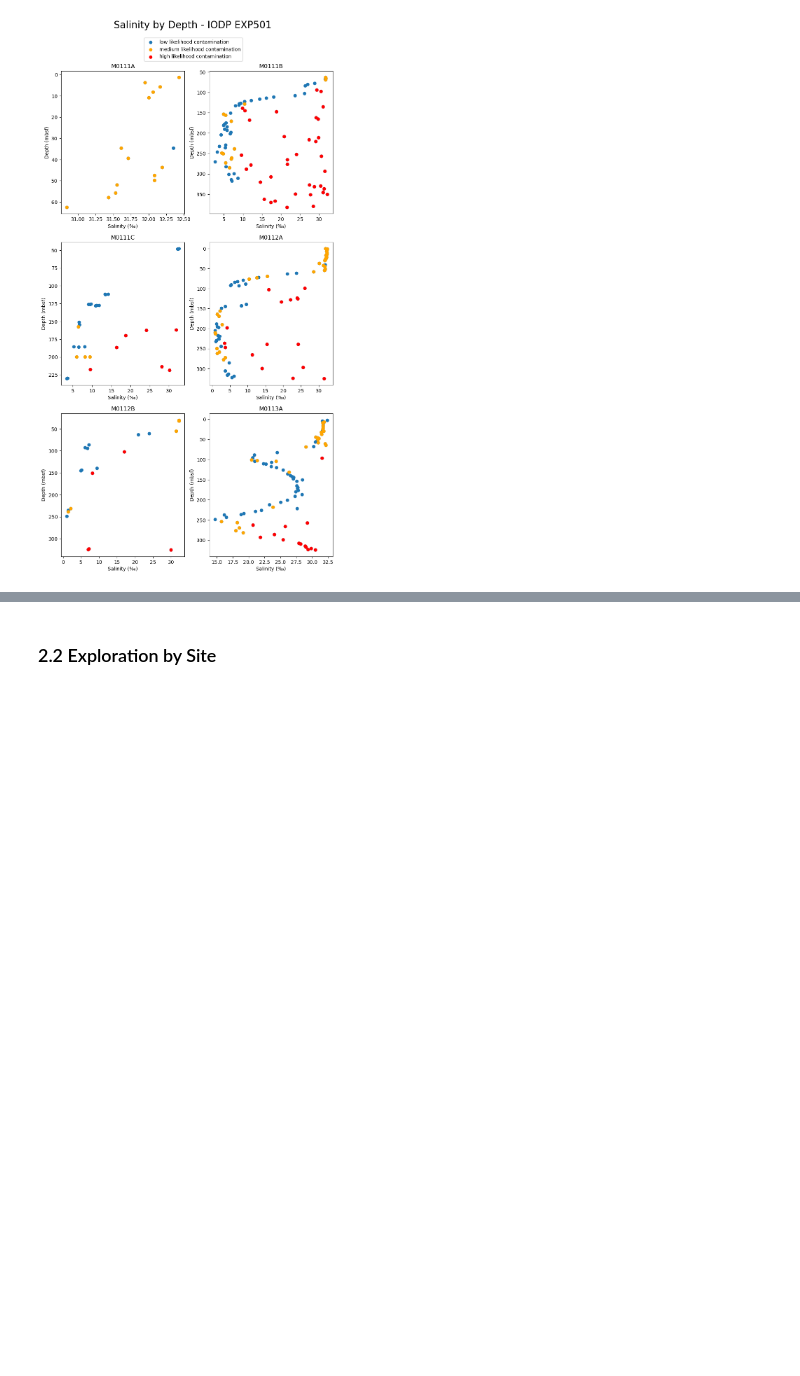
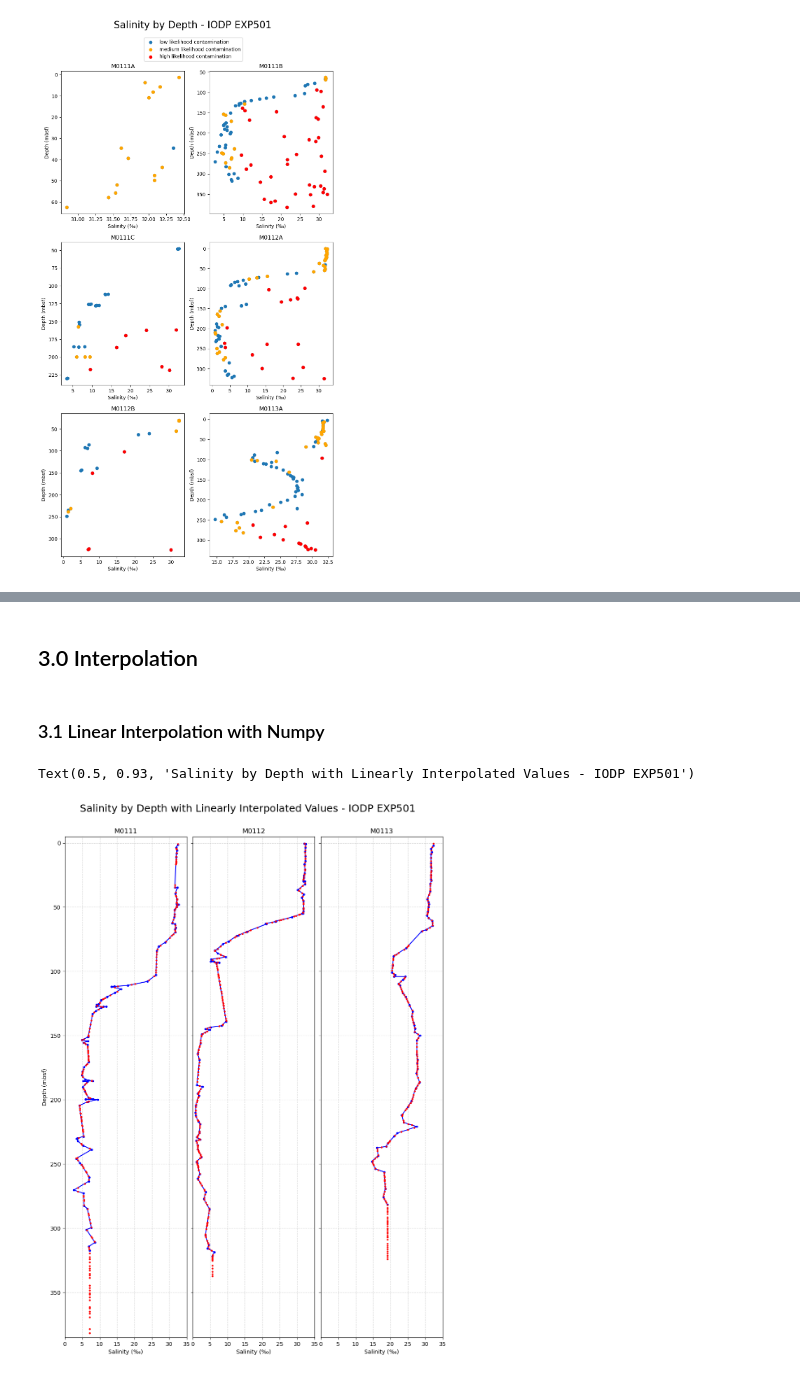
Before and after one commit to maddoxchastain-vcool/MAD-FF-Corrections-from-Varied-Salinity, a Jupyter notebook: work/salinity_exploration.ipynb, the cells around one changed output, grey strips where cells are left out. Saved outputs shown, nothing was run; the diff lists cells and outputs as text; code cells hidden in the pictures; blank space fills up the shorter version.

```diff
--- a/work/salinity_exploration.ipynb
+++ b/work/salinity_exploration.ipynb
@@ -180,5 +202,51 @@ Text(0.5, 0.91, 'Salinity by Depth Without Contaminated Samples - IODP EXP501')
 # %% [markdown]
-### 2.2 Exploration by Site ###
+## 3.0 Interpolation ##
 # %%
-# interpolate by site or by hole?
-# should I exclude Y and YY contamination values or just YY? What would that mean for holes like M0111A?
+depdf = pd.read_csv('/mnt/c/Users/maddo/onedrive/Desktop/Work stuff/SURF 2026/MAD-FF-Corrections-from-Varied-Salinity/spreadsheets/03_MAD/COMBINED_MAD/MAD_DATA_CSV.csv')
+depdf = depdf.sort_values(by='Sample Bot Depth, mbsf')
+# %% [markdown]
+### 3.1 Linear Interpolation with Numpy ###
+# %%
+M0111_dep = depdf.loc[(depdf['Site'] == 'M0111'), 'Sample Bot Depth, mbsf']
+M0111_vals = np.interp(M0111_dep, clean_dep('M0111'), clean_sal('M0111'))
+
+M0112_dep = depdf.loc[(depdf['Site'] == 'M0112'), 'Sample Bot Depth, mbsf']
+M0112_vals = np.interp(M0112_dep, clean_dep('M0112'), clean_sal('M0112'))
+
+M0113_dep = depdf.loc[(depdf['Site'] == 'M0113'), 'Sample Bot Depth, mbsf']
+M0113_vals = np.interp(M0113_dep, clean_dep('M0113'), clean_sal('M0113'))
+# %%
+fig, ax = plt.subplots(1, 3, figsize=(12, 16), sharey=True)
+fig.subplots_adjust(wspace=0.05)
+
+ax[0].plot(clean_sal('M0111'), clean_dep('M0111'), marker='o', color='blue', ms=3)
+ax[0].scatter(M0111_vals, M0111_dep, marker='o', color='red', zorder=2, s=5)
+ax[0].set_ylabel('Depth (mbsf)')
+ax[0].set_ylim(-5,385)
+ax[0].set_xlabel('Salinity (‰)')
+ax[0].set_xlim(0, 35)
+ax[0].xaxis.set_major_locator(MultipleLocator(5))
+ax[0].grid(True, which="major",linestyle="--", alpha=0.6)
+ax[0].set_title('M0111')
+
+ax[1].plot(clean_sal('M0112'), clean_dep('M0112'), marker='o', color='blue', ms=3)
+ax[1].scatter(M0112_vals, M0112_dep, marker='o', color='red', zorder=2, s=5)
+ax[1].set_xlabel('Salinity (‰)')
+ax[1].set_xlim(0, 35)
+ax[1].xaxis.set_major_locator(MultipleLocator(5))
+ax[1].grid(True, which="major",linestyle="--", alpha=0.6)
+ax[1].set_title('M0112')
+
+ax[2].plot(clean_sal('M0113'), clean_dep('M0113'), marker='o', color='blue', ms=3)
+ax[2].scatter(M0113_vals, M0113_dep, marker='o', color='red', zorder=2, s=5)
+ax[2].set_xlabel('Salinity (‰)')
+ax[2].set_xlim(0, 35)
+ax[2].xaxis.set_major_locator(MultipleLocator(5))
+ax[2].grid(True, which="major",linestyle="--", alpha=0.6)
+ax[2].set_title('M0113')
+
+plt.gca().invert_yaxis()
+fig.suptitle('Salinity by Depth with Linearly Interpolated Values - IODP EXP501', fontsize=18, y=0.93)
+# %% [output]
+Text(0.5, 0.93, 'Salinity by Depth with Linearly Interpolated Values - IODP EXP501')
+[figure, added]
```
Also changed, not shown: parts of 7 cells of this notebook.
